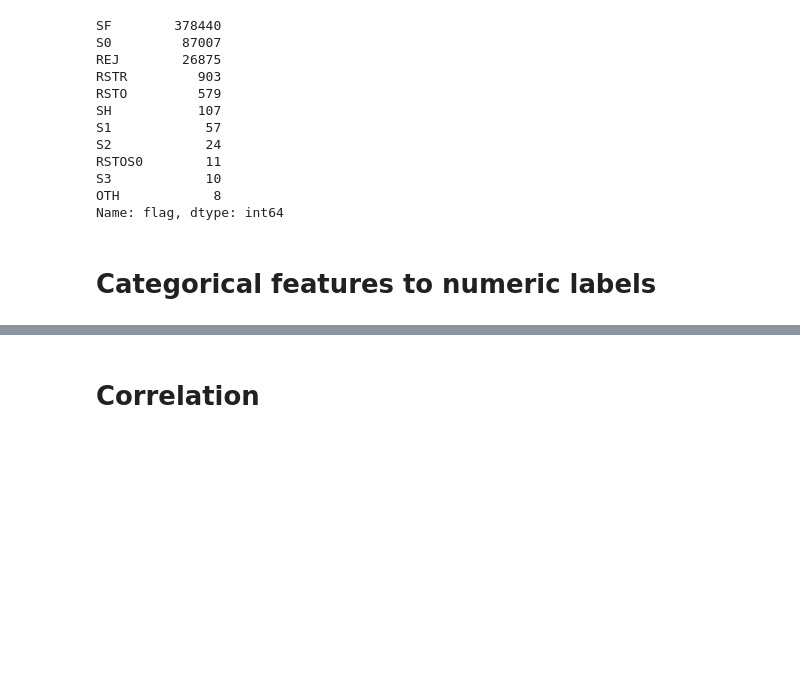
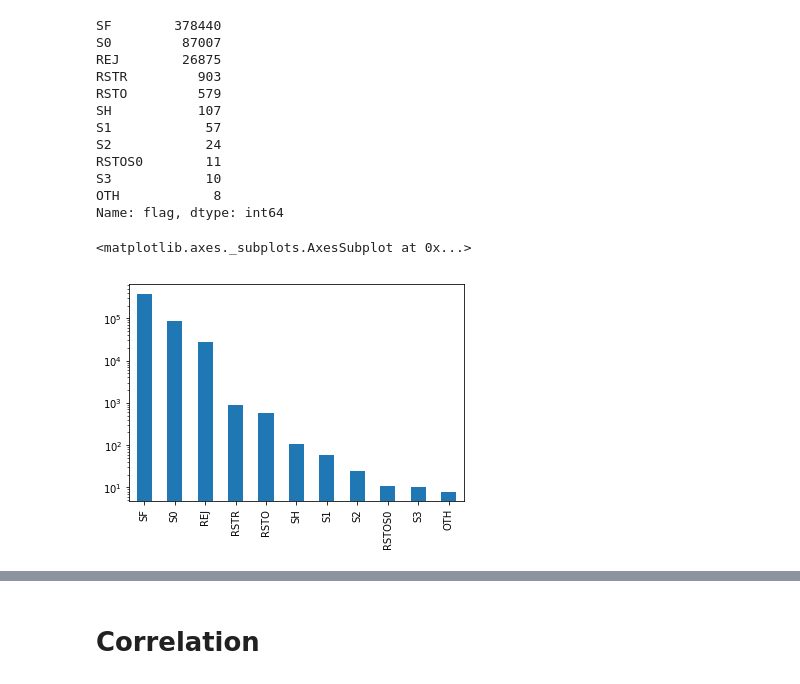
Before and after one commit to chinskiy/KDD-99, a Jupyter notebook: exploratory_analysis.ipynb, the cells around one changed output, grey strips where cells are left out. Cells and saved outputs as stored; diff of their text form; code cells hidden in the pictures; blank space fills up the shorter version.

```diff
--- a/exploratory_analysis.ipynb
+++ b/exploratory_analysis.ipynb
@@ -132,5 +168,3 @@ RSTOS0        11
 S3            10
 OTH            8
 Name: flag, dtype: int64
-# %% [markdown]
-# Categorical features to numeric labels
@@ -143,0 +171,5 @@ for categorical_name in utils.categorical_names:
+# %%
+pd.value_counts(data['flag'], sort=True).plot(kind='bar', logy=True)
+# %% [output]
+<matplotlib.axes._subplots.AxesSubplot at 0x...>
+[figure, added]
```
Also changed, not shown: parts of 9 cells of this notebook.
